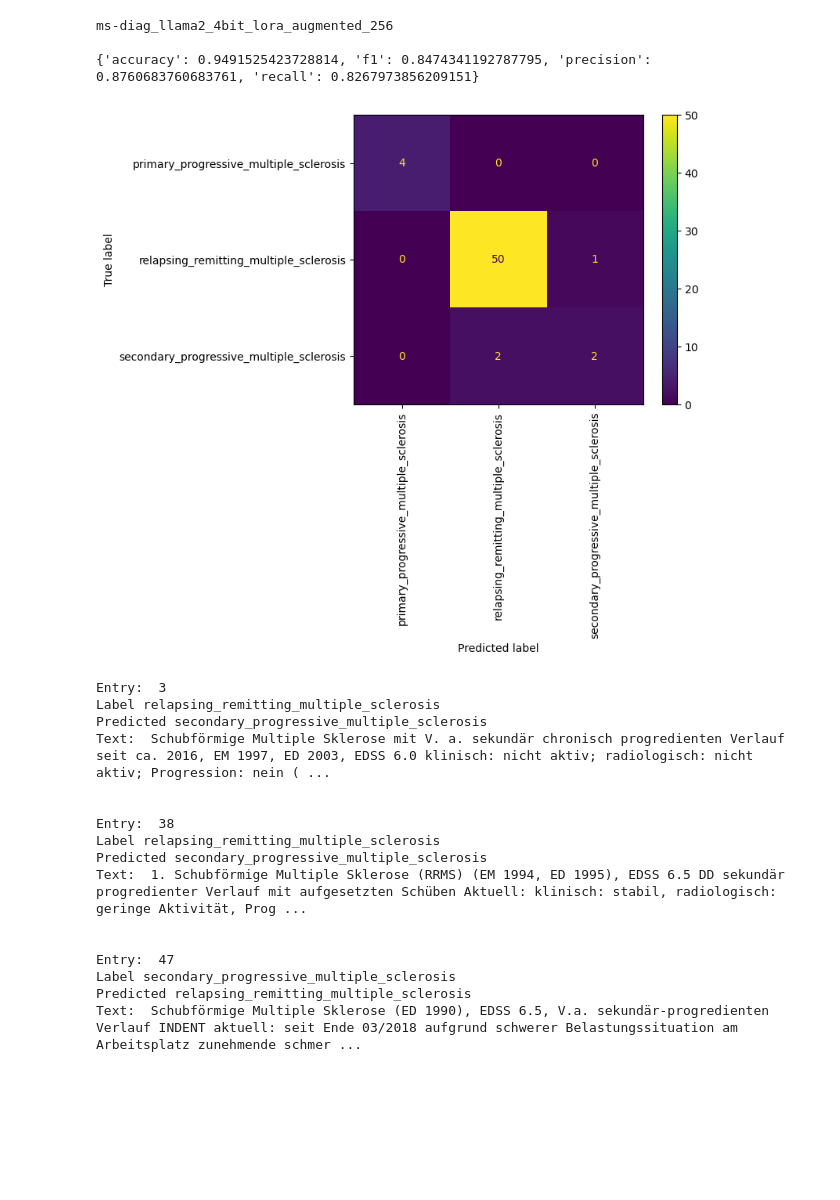
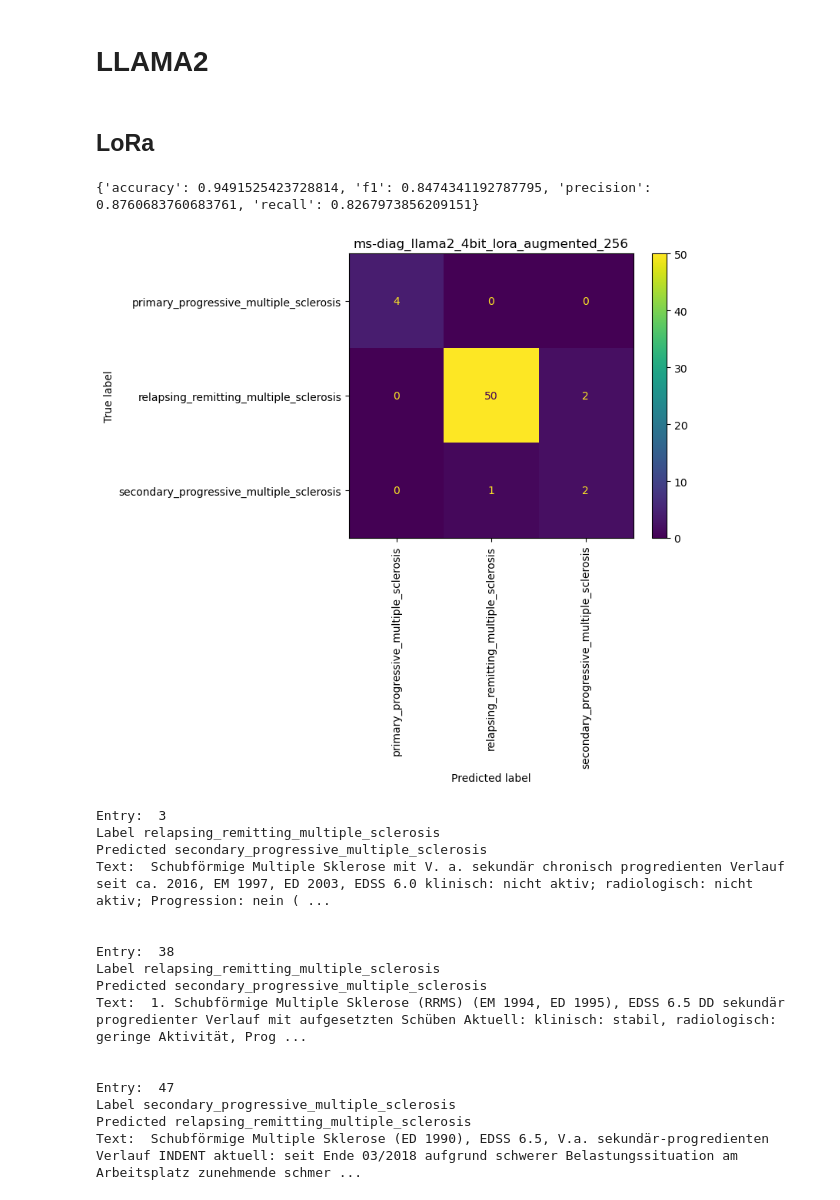
Before and after one commit to maregli/inf-extr, a Jupyter notebook: notebooks/ms-prediction/evaluation.ipynb, the cells around one changed output. Saved outputs shown, nothing was run; the diff lists cells and outputs as text; code cells hidden in the pictures; blank space fills up the shorter version.

```diff
--- a/notebooks/ms-prediction/evaluation.ipynb
+++ b/notebooks/ms-prediction/evaluation.ipynb
@@ -9,26 +9,23 @@ import torch
 import pandas as pd
 
 from src.utils import plot_embeddings, plot_confusion_matrix, performance_metrics, ms_label2id, ms_id2label, load_ms_data
-# %%
-# Data
-file_names = ["ms-diag_llama2_4bit_lora_augmented_256",
-                    "ms-diag_llama2_4bit_lora_augmented_512",
-                   "ms-diag_llama2_bfloat16_lora_augmented_256",
-                    "ms-diag_llama2_bfloat16_lora_augmented_512"]
-
-for file_name in file_names:
-    data = torch.load(paths.RESULTS_PATH/"ms-diag"/f"{file_name}.pt")
-    embeddings = torch.cat(data["last_hidden_state"],dim = 0)
-    labels = data["labels"]
-    test_preds = data["test_preds"]
-    print(file_name, "\n")
-    plot_confusion_matrix(labels, test_preds, title=file_name, label2id=ms_label2id)
-    print(performance_metrics(labels, test_preds), "\n\n")
-    break
-# %% [output]
-ms-diag_llama2_4bit_lora_augmented_256
-
-{'accuracy': 0.9491525423728814, 'f1': 0.8474341192787795, 'precision': 0.8760683760683761, 'recall': 0.8267973856209151}
-[figure, removed]
+# %%
+def show_results(file_name:str)->None:
+    data = torch.load(paths.RESULTS_PATH/"ms-diag"/f"{file_name}.pt")
+    last_hidden_state = [batch[-1,:] for batch in data["last_hidden_state"]]
+    embeddings = torch.stack(last_hidden_state,dim = 0).to(torch.float16)
+    labels = data["labels"]
+    test_preds = data["test_preds"]
+    plot_confusion_matrix(test_preds, labels, title=file_name, label2id=ms_label2id)
+    print(performance_metrics(labels, test_preds), "\n\n")
+# %% [markdown]
+# LLAMA2
+# %% [markdown]
+## LoRa
+# %%
+show_results("ms-diag_llama2_4bit_lora_augmented_256")
+# %% [output]
+{'accuracy': 0.9491525423728814, 'f1': 0.8474341192787795, 'precision': 0.8760683760683761, 'recall': 0.8267973856209151}
+[figure, added]
 # %%
 df = load_ms_data()
```
Also changed, not shown: parts of 19 cells of this notebook, 12 other files.
